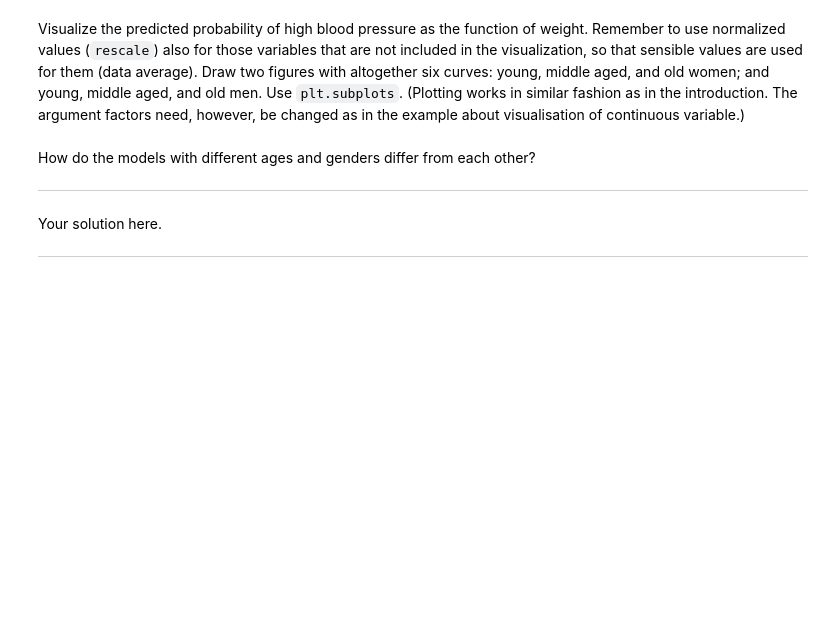
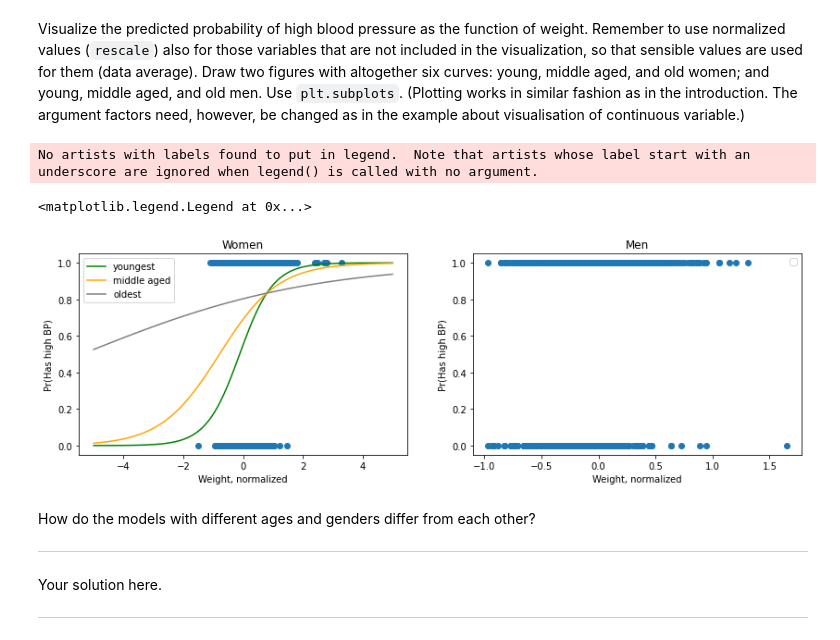
Before and after one commit to m1t0z/mooc-data-analysis-with-python-2021, a Jupyter notebook: part08-e01_regression/src/project_notebook_regression_analysis.ipynb, the cells around one changed output. Cells and saved outputs as stored; diff of their text form; code cells hidden in the pictures; blank space fills up the shorter version.

```diff
--- a/part08-e01_regression/src/project_notebook_regression_analysis.ipynb
+++ b/part08-e01_regression/src/project_notebook_regression_analysis.ipynb
@@ -341,0 +376,9 @@ Add the `sAGE` variable and its interactions. Check the prediction accuracy of t
+# %%
+# exercise 10
+
+fit = smf.glm(formula="HIGH_BP ~ sFRW + SEX + SEX:sFRW + sAGE + sFRW:sAGE + SEX:sAGE", data=fram, family=sm.families.Binomial()).fit()
+print(fit.summary())
+fram["PRED_HIGH_BP"] = fit.fittedvalues >= 0.5
+fram["PRED_HIGH_BP"] = fram["PRED_HIGH_BP"].map(int)
+error_rate = np.mean(fram["HIGH_BP"] != fram["PRED_HIGH_BP"])
+print(error_rate)
@@ -351,3 +405,63 @@ def logistic(x):
+# %%
+# exercise 11
+
+def logistic(x):
+    return 1.0 / (1.0 + np.exp(-x))
+
+
+# Prepare data for each age group of women.
+fram_women = fram[fram["SEX"] == "female"]
+fram_youngest_women = fram_women[fram_women["sAGE"] <= -0.5]
+fram_middleaged_women = fram_women[(fram_women["sAGE"] > -0.5) & (fram_women["sAGE"] < 0.5)]
+fram_oldest_women = fram_women[fram_women["sAGE"] >= 0.5]
+
+# Prepare data for each age group of men.
+fram_men = fram[fram["SEX"] == "male"]
+fram_youngest_men = fram_men[fram_men["sAGE"] <= -0.5]
+fram_middleaged_men = fram_men[(fram_men["sAGE"] > -0.5) & (fram_men["sAGE"] < 0.5)]
+fram_oldest_men = fram_men[fram_men["sAGE"] >= 0.5]
+
+p = fit.params
+
+# Prepare regression parameters for youngest women.
+intercept_youngest_women = p.Intercept - p["sAGE"]
+slope_youngest_women  = p["sFRW"] - p["sFRW:sAGE"]
+
+# Prepare regression parameters for midle aged women.
+intercept_middleaged_women = p.Intercept
+slope_middleaged_women  = p["sFRW"]
+
+# Prepare regression parameters for for oldest women.
+intercept_oldest_women = p.Intercept + p["sAGE"]
+slope_oldest_women  = p["sFRW"] + p["sFRW:sAGE"]
+
+
+# Prepare plots.
+fig, ax = plt.subplots(1,2, subplot_kw={"xlabel": "Weight, normalized", "ylabel": "Pr(Has high BP)"}, figsize=(14, 4))
+#
+ax_women = ax[0]
+ax_men = ax[1]
+#
+ax_women.set_title("Women")
+ax_men.set_title("Men")
+
+# Visualize actual (aka target) data.
+ax_women.scatter(fram_women["sFRW"], fram_women["HIGH_BP"])
+ax_men.scatter(fram_men["sFRW"], fram_men["HIGH_BP"])
+
+X = np.linspace(-5, 5, 100)
+
+# Visualize the predicted results for all age groups of women.
+ax_women.plot(X, logistic(X * slope_youngest_women + intercept_youngest_women), color = "green", label="youngest")
+ax_women.plot(X, logistic(X * slope_middleaged_women + intercept_middleaged_women), color = "orange", label="middle aged")
+ax_women.plot(X, logistic(X * slope_oldest_women + intercept_oldest_women), color = "gray", label="oldest")
+
+ax_women.legend()
+ax_men.legend()
+# %% [output]
+No artists with labels found to put in legend.  Note that artists whose label start with an underscore are ignored when legend() is called with no argument.
+<matplotlib.legend.Legend at 0x...>
+[figure, added]
 # %% [markdown]
 How do the models with different ages and genders differ from each other?
 
```
Also changed, not shown: parts of 8 cells of this notebook, 1 other file.
